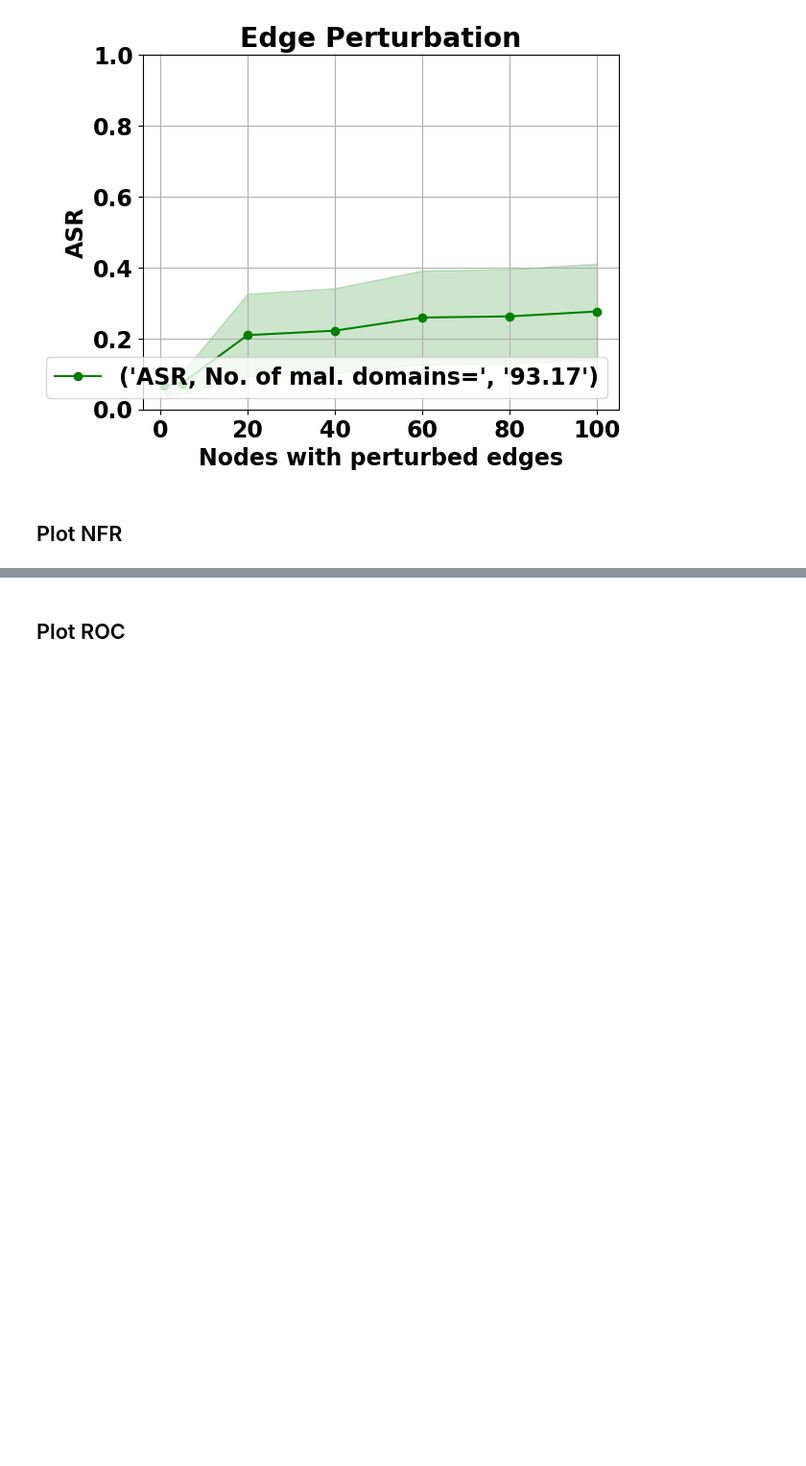
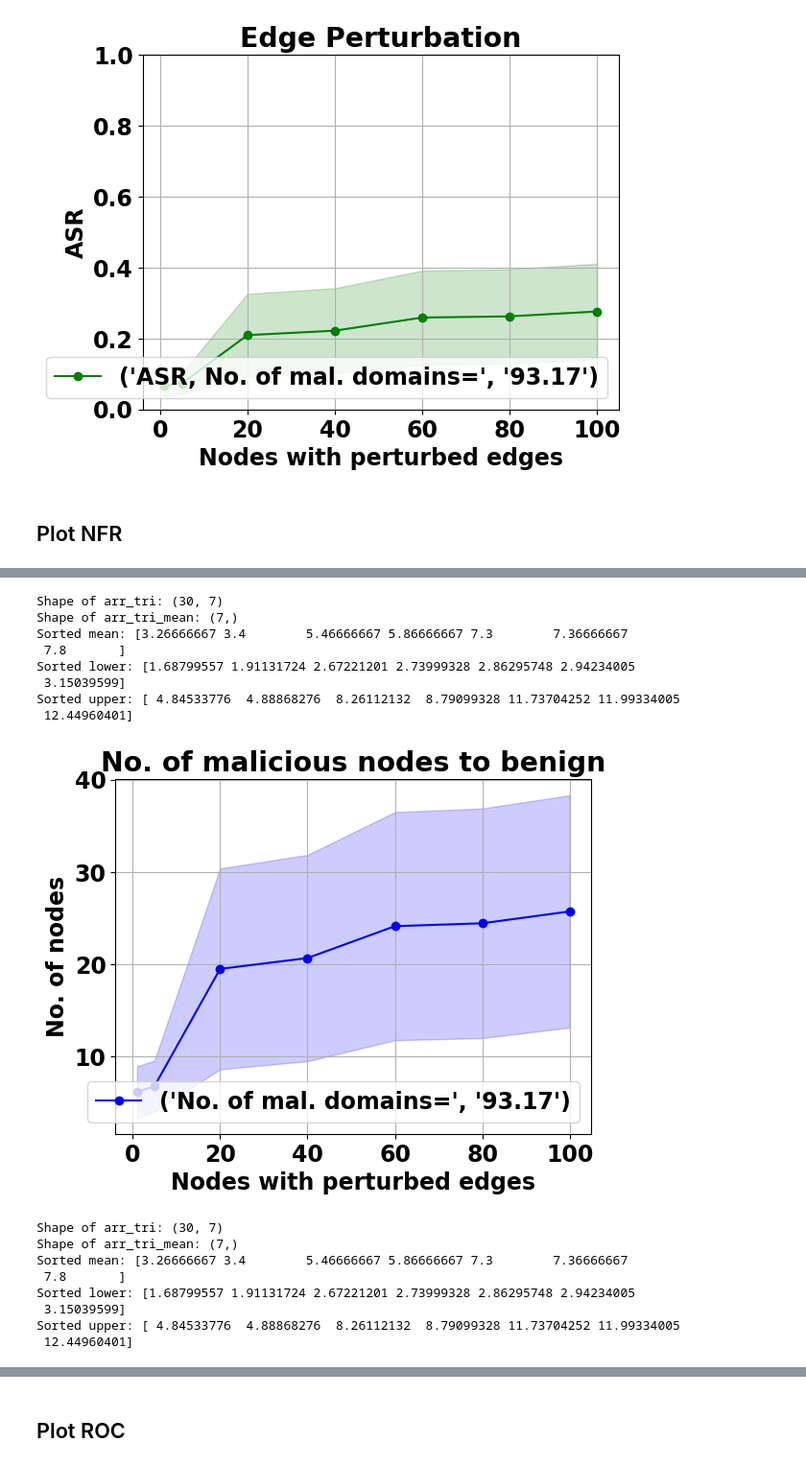
Before and after one commit to SucharithaPulamolu/mintA, a Jupyter notebook: DEMO_adj_2_sampled_DOMs_test.ipynb, the cells around one changed output, grey strips where cells are left out. Shown: that part at 96% size. Saved outputs shown, nothing was run; the diff lists cells and outputs as text; code cells hidden in the pictures; blank space fills up the shorter version.

```diff
--- a/DEMO_adj_2_sampled_DOMs_test.ipynb
+++ b/DEMO_adj_2_sampled_DOMs_test.ipynb
@@ -680,0 +636,75 @@ print(res_arr.shape)  # Expected shape: (Num, 7, 7)
+# %%
+# NFR calculation using res_arr
+m1, l1, u1 = confid_measures(res_arr[:, 1, :], Num)
+
+plt.figure(facecolor='white')
+plt.title("No. of malicious nodes to benign")
+plt.xlabel("Nodes with perturbed edges")
+plt.ylabel("No. of nodes")
+
+
+plt.plot(val_nodes, m0*93.17, '-ob', label=("No. of mal. domains=", '%.2f' % 93.17))
+plt.fill_between(val_nodes, l0*93.17, u0*93.17, color='blue', alpha=0.2)
+
+plt.legend(loc='lower right')
+plt.grid()
+
+# Save plots
+name = f'RESULTS_adj2_sampled_doms/nfr_plot_{Num}_trials_ras.png'
+plt.savefig(name, dpi=150)
+name = f'RESULTS_adj2_sampled_doms/nfr_plot_{Num}_trials_ras.pdf'
+plt.savefig(name, dpi=150)
+
+plt.show()
+
+#with normalization
+# Normalize NFR values
+# Calculate NFR metrics using trial-level data
+m1, l1, u1 = confid_measures(res_arr[:, 1, :], Num)
+
+# Normalize NFR values
+m1_normalized = m1 / 93.17  # Mean normalized by total malicious nodes
+l1_normalized = l1 / 93.17  # Lower bound normalized
+u1_normalized = u1 / 93.17  # Upper bound normalized
+
+# Plot with normalized y-axis
+plt.figure(facecolor='white')
+plt.title("No. of malicious nodes  to benign")
+plt.xlabel("Nodes with perturbed edges")
+plt.ylabel("Proportion of nodes (0–1)")
+
+# Plot the normalized NFR with confidence intervals
+plt.fill_between(val_nodes, l1_normalized, u1_normalized, color='blue', alpha=0.2)
+plt.plot(val_nodes, m1_normalized, '-ob')
+
+# Set the y-axis range to match the normalized scale
+plt.ylim(0, 1)
+
+# Add grid and legend
+plt.legend(loc='lower right')
+plt.grid()
+
+# Save the plot
+plt.savefig('RESULTS_adj2_sampled_doms/nfr_normalized_plot.png', dpi=150)
+plt.savefig('RESULTS_adj2_sampled_doms/nfr_normalized_plot.pdf', dpi=150)
+
+# Show the plot
+plt.show()
+# %% [output]
+Shape of arr_tri: (30, 7)
+Shape of arr_tri_mean: (7,)
+Sorted mean: [3.26666667 3.4        5.46666667 5.86666667 7.3        7.36666667
+ 7.8       ]
+Sorted lower: [1.68799557 1.91131724 2.67221201 2.73999328 2.86295748 2.94234005
+ 3.15039599]
+Sorted upper: [ 4.84533776  4.88868276  8.26112132  8.79099328 11.73704252 11.99334005
+ 12.44960401]
+[figure, added]
+Shape of arr_tri: (30, 7)
+Shape of arr_tri_mean: (7,)
+Sorted mean: [3.26666667 3.4        5.46666667 5.86666667 7.3        7.36666667
+ 7.8       ]
+Sorted lower: [1.68799557 1.91131724 2.67221201 2.73999328 2.86295748 2.94234005
+ 3.15039599]
+Sorted upper: [ 4.84533776  4.88868276  8.26112132  8.79099328 11.73704252 11.99334005
+ 12.44960401]
```
Also changed, not shown: parts of 3 cells of this notebook.
